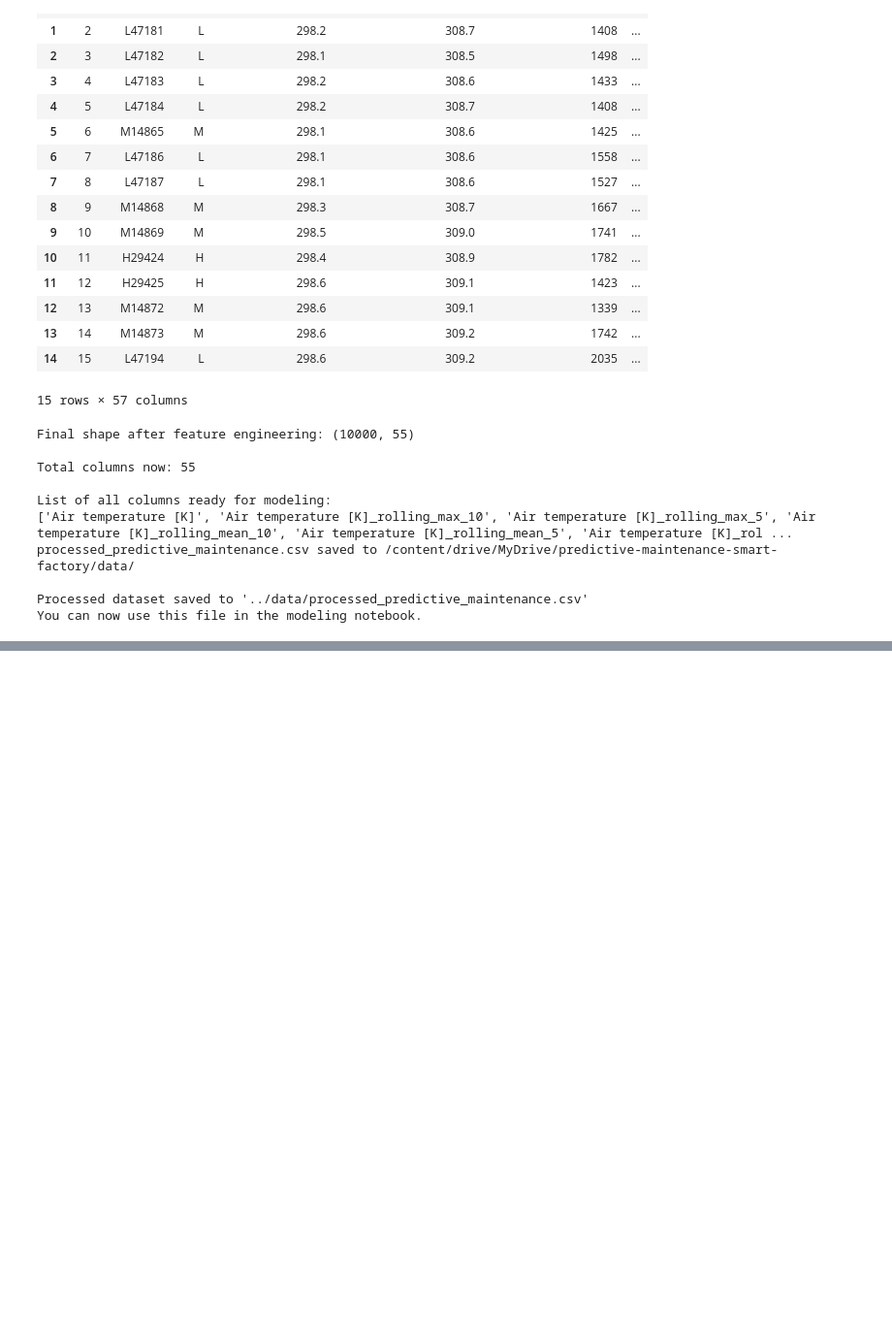
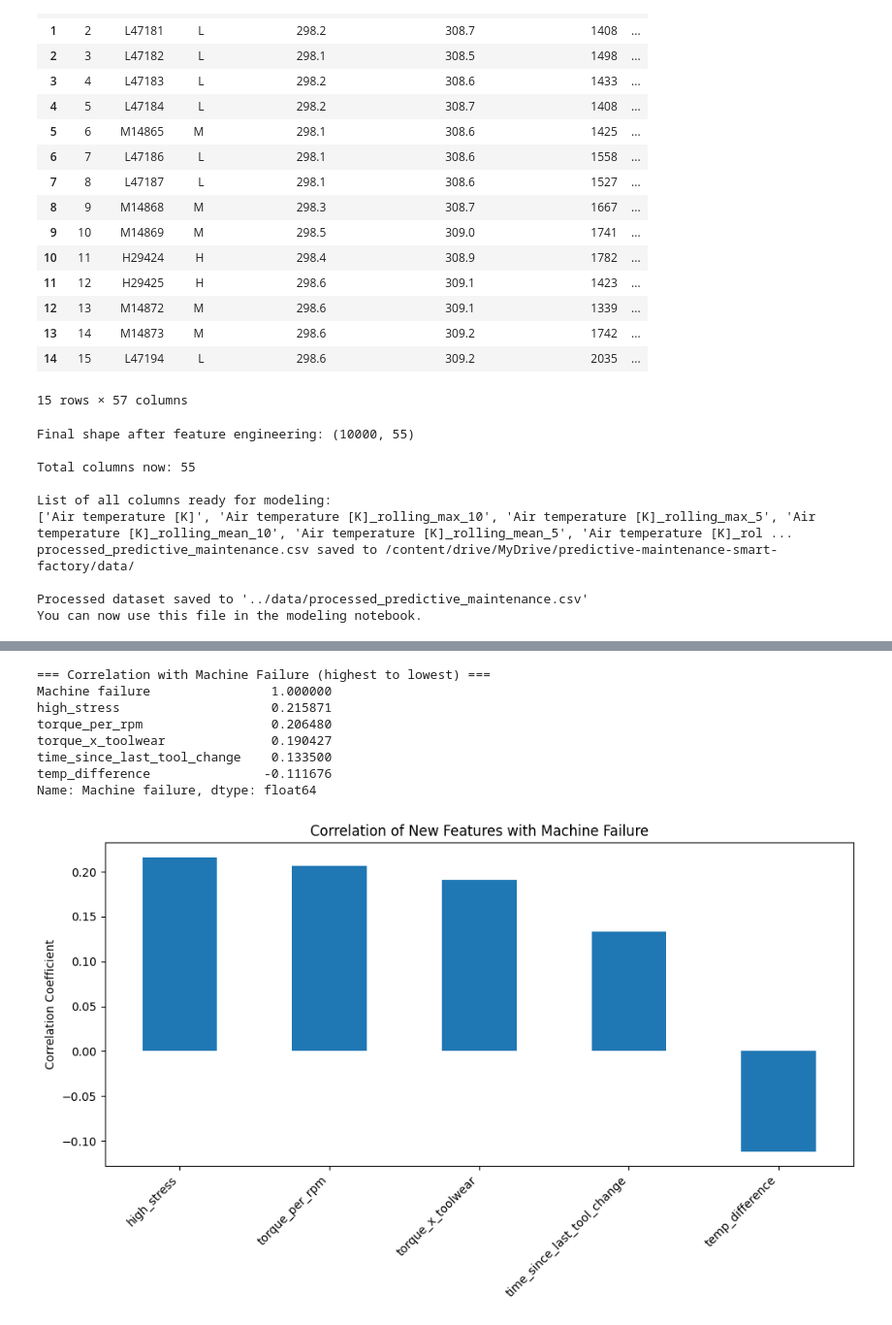
Before and after one commit to adewalelateef/predictive-maintenance-smart-factory, a Jupyter notebook: notebooks/02_feature_engineering.ipynb, the cells around one changed output, grey strips where cells are left out. Shown at 97% size. Cells and saved outputs as stored; diff of their text form; code cells hidden in the pictures; blank space fills up the shorter version.

```diff
--- a/notebooks/02_feature_engineering.ipynb
+++ b/notebooks/02_feature_engineering.ipynb
@@ -260,0 +308,25 @@ You can now use this file in the modeling notebook.
+# %%
+# Correlation of engineered features with Machine failure
+correlation_with_target = df[key_new_features + ['Machine failure']].corr()['Machine failure'].sort_values(ascending=False)
+
+print("\n=== Correlation with Machine Failure (highest to lowest) ===")
+print(correlation_with_target)
+
+# Visualize
+plt.figure(figsize=(10, 6))
+correlation_with_target.drop('Machine failure').plot(kind='bar')
+plt.title('Correlation of New Features with Machine Failure')
+plt.ylabel('Correlation Coefficient')
+plt.xticks(rotation=45, ha='right')
+plt.tight_layout()
+plt.show()
+# %% [output]
+=== Correlation with Machine Failure (highest to lowest) ===
+Machine failure                1.000000
+high_stress                    0.215871
+torque_per_rpm                 0.206480
+torque_x_toolwear              0.190427
+time_since_last_tool_change    0.133500
+temp_difference               -0.111676
+Name: Machine failure, dtype: float64
+[figure, added]
```
Also changed, not shown: parts of 6 cells of this notebook, 3 other files.
